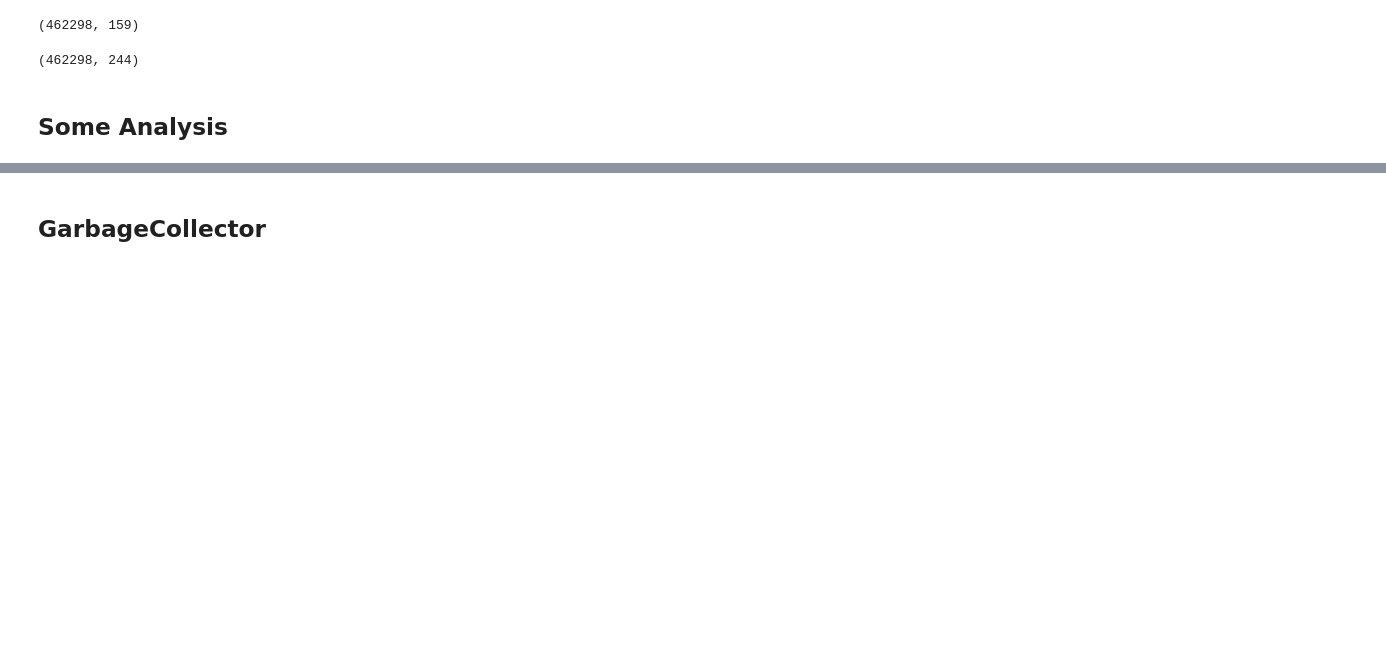
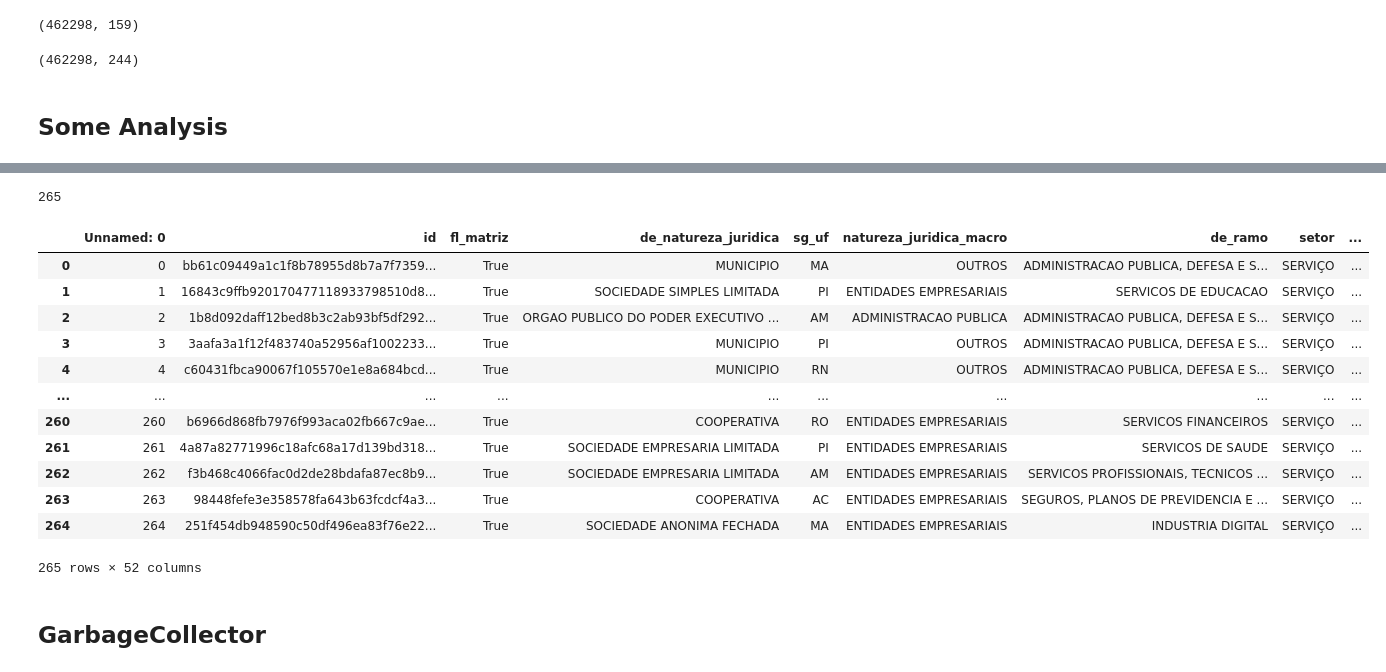
Before and after one commit to LucasDatilioCarderelli/Codenation, a Jupyter notebook: Projeto_Final/Prjct_F.ipynb, the cells around one changed output, grey strips where cells are left out. Saved outputs shown, nothing was run; the diff lists cells and outputs as text; code cells hidden in the pictures; blank space fills up the shorter version.

```diff
--- a/Projeto_Final/Prjct_F.ipynb
+++ b/Projeto_Final/Prjct_F.ipynb
@@ -269,3 +270,28 @@ sns.boxplot(pd.DataFrame(mkt["idade_media_socios"].round(0)));
+# %%
+counter = 0
+for id_port in port3.iloc[:,1]:
+  for id_mkt in mkt.iloc[:,0]:
+    if id_port == id_mkt:
+      counter += 1
+counter
+# %% [output]
+265
+# %%
+port3.merge(right=mkt, how="inner")
+# %% [output]
+|  | Unnamed: 0 | id | fl_matriz | de_natureza_juridica | sg_uf | natureza_juridica_macro | de_ramo | setor | ... |
+| 0 | 0 | bb61c09449a1c1f8b78955d8b7a7f7359... | True | MUNICIPIO | MA | OUTROS | ADMINISTRACAO PUBLICA, DEFESA E S... | SERVIÇO | ... |
+| 1 | 1 | 16843c9ffb920170477118933798510d8... | True | SOCIEDADE SIMPLES LIMITADA | PI | ENTIDADES EMPRESARIAIS | SERVICOS DE EDUCACAO | SERVIÇO | ... |
+| 2 | 2 | 1b8d092daff12bed8b3c2ab93bf5df292... | True | ORGAO PUBLICO DO PODER EXECUTIVO ... | AM | ADMINISTRACAO PUBLICA | ADMINISTRACAO PUBLICA, DEFESA E S... | SERVIÇO | ... |
+| 3 | 3 | 3aafa3a1f12f483740a52956af1002233... | True | MUNICIPIO | PI | OUTROS | ADMINISTRACAO PUBLICA, DEFESA E S... | SERVIÇO | ... |
+| 4 | 4 | c60431fbca90067f105570e1e8a684bcd... | True | MUNICIPIO | RN | OUTROS | ADMINISTRACAO PUBLICA, DEFESA E S... | SERVIÇO | ... |
+| ... | ... | ... | ... | ... | ... | ... | ... | ... | ... |
+| 260 | 260 | b6966d868fb7976f993aca02fb667c9ae... | True | COOPERATIVA | RO | ENTIDADES EMPRESARIAIS | SERVICOS FINANCEIROS | SERVIÇO | ... |
+| 261 | 261 | 4a87a82771996c18afc68a17d139bd318... | True | SOCIEDADE EMPRESARIA LIMITADA | PI | ENTIDADES EMPRESARIAIS | SERVICOS DE SAUDE | SERVIÇO | ... |
+| 262 | 262 | f3b468c4066fac0d2de28bdafa87ec8b9... | True | SOCIEDADE EMPRESARIA LIMITADA | AM | ENTIDADES EMPRESARIAIS | SERVICOS PROFISSIONAIS, TECNICOS ... | SERVIÇO | ... |
+| 263 | 263 | 98448fefe3e358578fa643b63fcdcf4a3... | True | COOPERATIVA | AC | ENTIDADES EMPRESARIAIS | SEGUROS, PLANOS DE PREVIDENCIA E ... | SERVIÇO | ... |
+| 264 | 264 | 251f454db948590c50df496ea83f76e22... | True | SOCIEDADE ANONIMA FECHADA | MA | ENTIDADES EMPRESARIAIS | INDUSTRIA DIGITAL | SERVIÇO | ... |
+265 rows × 52 columns
 # %% [markdown]
 ## GarbageCollector
 # %%
```
Also changed, not shown: parts of 24 cells of this notebook.
